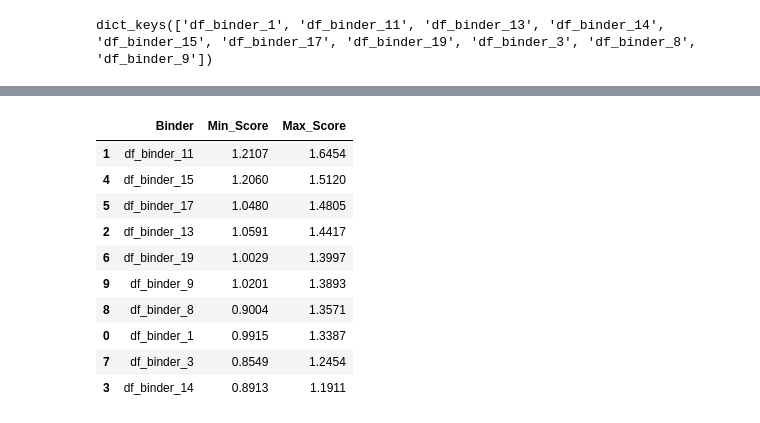
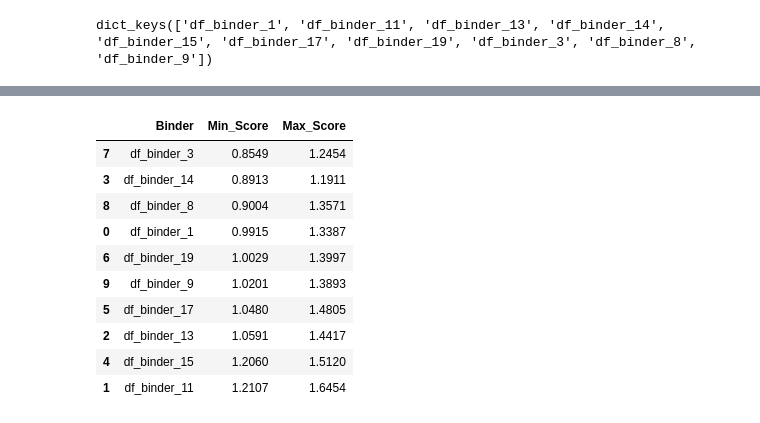
Before and after one commit to mjimenezj/Portfolio, a Jupyter notebook: Projects/Project_2/Notebooks/analysis_mpnn.ipynb, the cells around one changed output, grey strips where cells are left out. Cells and saved outputs as stored; diff of their text form; code cells hidden in the pictures.

```diff
--- a/Projects/Project_2/Notebooks/analysis_mpnn.ipynb
+++ b/Projects/Project_2/Notebooks/analysis_mpnn.ipynb
@@ -167,12 +163,12 @@ score_ranges = []  # List to store score range data
 
 for key in df_dict.keys():
     # Sort the dataframe by the 'Score' column in descending order
-    df_sorted = df_dict[key].sort_values(by=["Score"], ascending=False)
+    df_sorted = df_dict[key].sort_values(by=["Score"], ascending=True)
 
     # Remove the first row
-    df_sorted = df_sorted.iloc[1:]
+    df_sorted.drop(index=0, inplace=True)
 
-    # Get the top 5 sequences
+    # Get the top 3 sequences
     top_sequences[key] = df_sorted.iloc[:5][["Sequence", "Score"]]
 
     # Print the results
@@ -186,7 +182,7 @@ for key in df_dict.keys():
     score_ranges.append([key, min_score, max_score])
 
 # Create a DataFrame for score ranges
-score_range_df = pd.DataFrame(score_ranges, columns=["Binder", "Min_Score", "Max_Score"]).sort_values(by=["Max_Score"], ascending=False)
+score_range_df = pd.DataFrame(score_ranges, columns=["Binder", "Min_Score", "Max_Score"]).sort_values(by=["Min_Score"], ascending=True)
 print("Score Ranges Table:")
 display(score_range_df)
 # %% [output]
@@ -208,13 +204,13 @@ Top 5 sequences for df_binder_11:
 --------------------------------------------------
 Score Ranges Table:
 |  | Binder | Min_Score | Max_Score |
-| 1 | df_binder_11 | 1.2107 | 1.6454 |
-| 4 | df_binder_15 | 1.2060 | 1.5120 |
+| 7 | df_binder_3 | 0.8549 | 1.2454 |
+| 3 | df_binder_14 | 0.8913 | 1.1911 |
+| 8 | df_binder_8 | 0.9004 | 1.3571 |
+| 0 | df_binder_1 | 0.9915 | 1.3387 |
+| 6 | df_binder_19 | 1.0029 | 1.3997 |
+| 9 | df_binder_9 | 1.0201 | 1.3893 |
 | 5 | df_binder_17 | 1.0480 | 1.4805 |
 | 2 | df_binder_13 | 1.0591 | 1.4417 |
-| 6 | df_binder_19 | 1.0029 | 1.3997 |
-| 9 | df_binder_9 | 1.0201 | 1.3893 |
-| 8 | df_binder_8 | 0.9004 | 1.3571 |
-| 0 | df_binder_1 | 0.9915 | 1.3387 |
-| 7 | df_binder_3 | 0.8549 | 1.2454 |
-| 3 | df_binder_14 | 0.8913 | 1.1911 |
+| 4 | df_binder_15 | 1.2060 | 1.5120 |
+| 1 | df_binder_11 | 1.2107 | 1.6454 |
```
Also changed, not shown: parts of 3 cells of this notebook.
